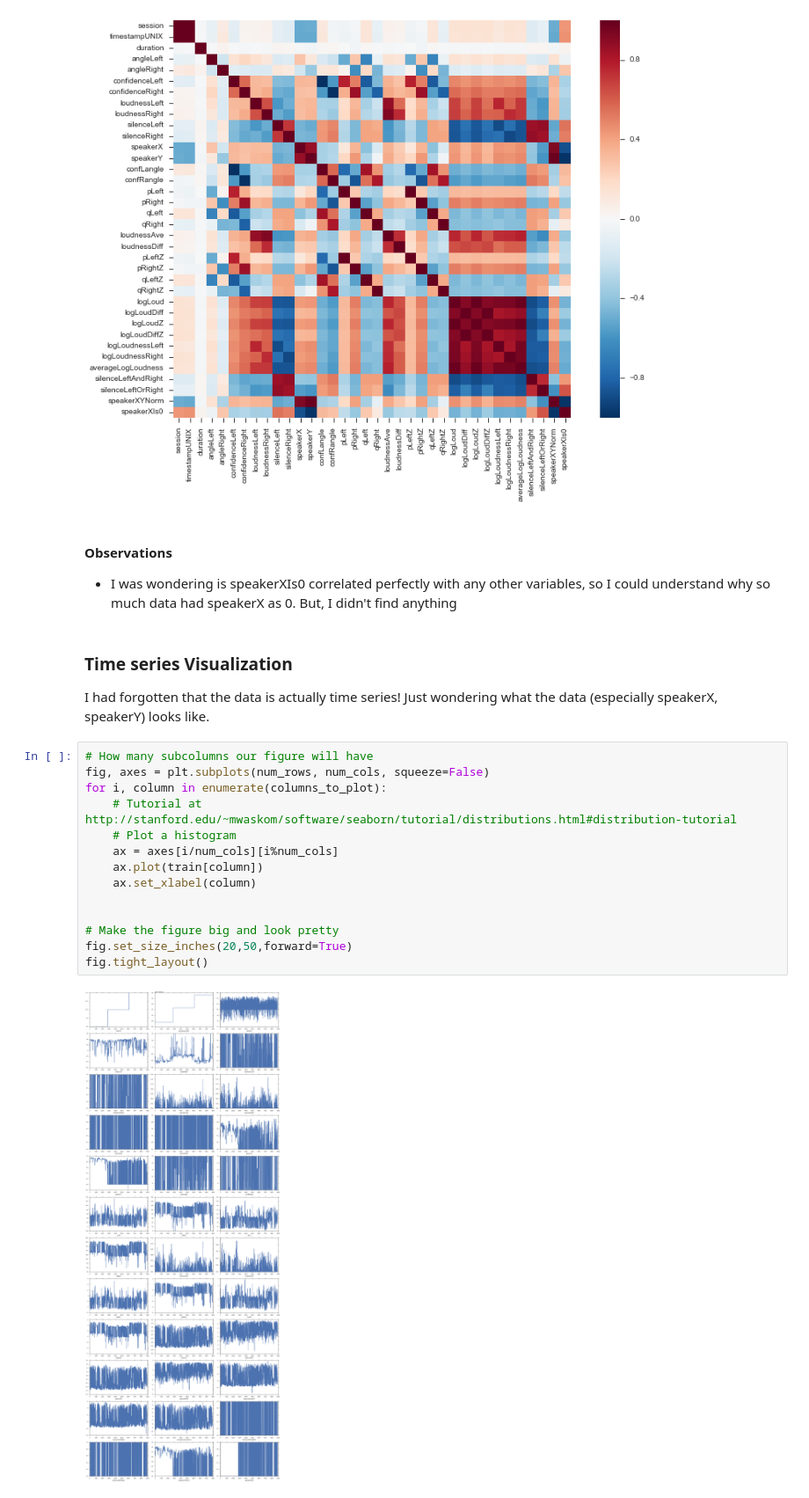
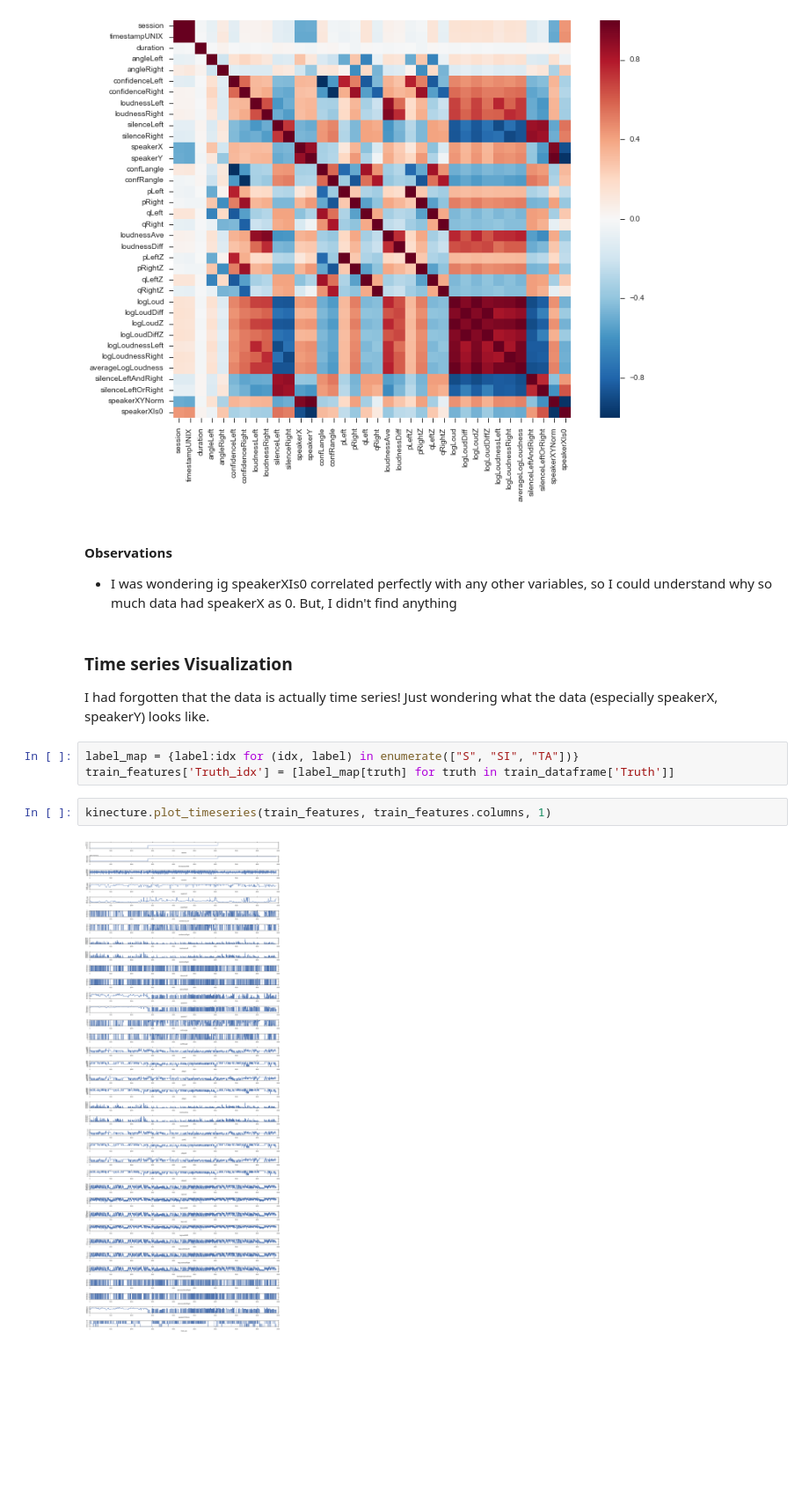
Before and after one commit to julenka/kinecture, a Jupyter notebook: data_exploration.ipynb, the cells around one changed output. Shown at 88% size. Drawn from its saved outputs; the diff is of its cells as text; blank space fills up the shorter version.

```diff
--- a/data_exploration.ipynb
+++ b/data_exploration.ipynb
@@ -225,23 +180,14 @@ fig.tight_layout()
 [figure]
 # %% [markdown]
 #### Observations
-* I was wondering is speakerXIs0 correlated perfectly with any other variables, so I could understand why so much data had speakerX as 0. But, I didn't find anything
+* I was wondering ig speakerXIs0 correlated perfectly with any other variables, so I could understand why so much data had speakerX as 0. But, I didn't find anything
 # %% [markdown]
 ### Time series Visualization
 I had forgotten that the data is actually time series! Just wondering what the data (especially speakerX, speakerY) looks like.
-# %%
-# How many subcolumns our figure will have
-fig, axes = plt.subplots(num_rows, num_cols, squeeze=False)
-for i, column in enumerate(columns_to_plot):
-    # Tutorial at http://stanford.edu/~mwaskom/software/seaborn/tutorial/distributions.html#distribution-tutorial
-    # Plot a histogram
-    ax = axes[i/num_cols][i%num_cols]
-    ax.plot(train[column])
-    ax.set_xlabel(column)
-
-
-# Make the figure big and look pretty
-fig.set_size_inches(20,50,forward=True)
-fig.tight_layout()
-# %% [output]
-[figure, removed]
+# %%
+label_map = {label:idx for (idx, label) in enumerate(["S", "SI", "TA"])}
+train_features['Truth_idx'] = [label_map[truth] for truth in train_dataframe['Truth']]
+# %%
+kinecture.plot_timeseries(train_features, train_features.columns, 1)
+# %% [output]
+[figure, added]
```
Also changed, not shown: parts of 17 cells of this notebook, 1 other file.
